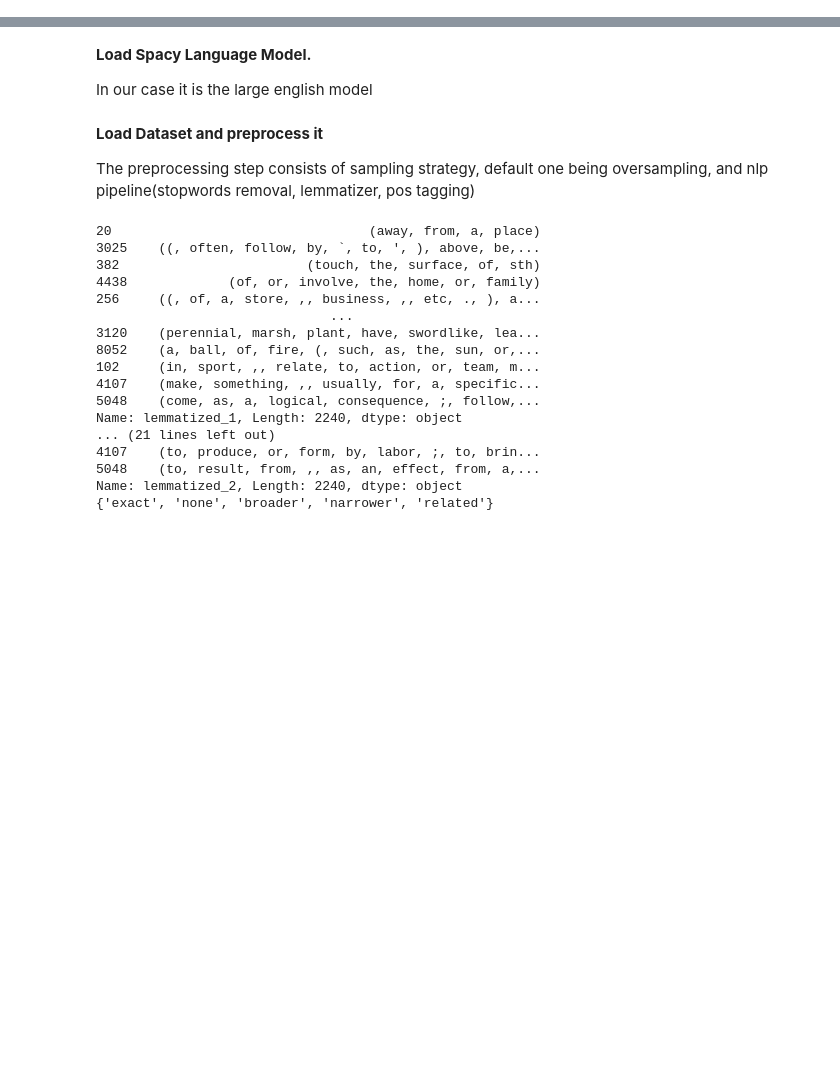
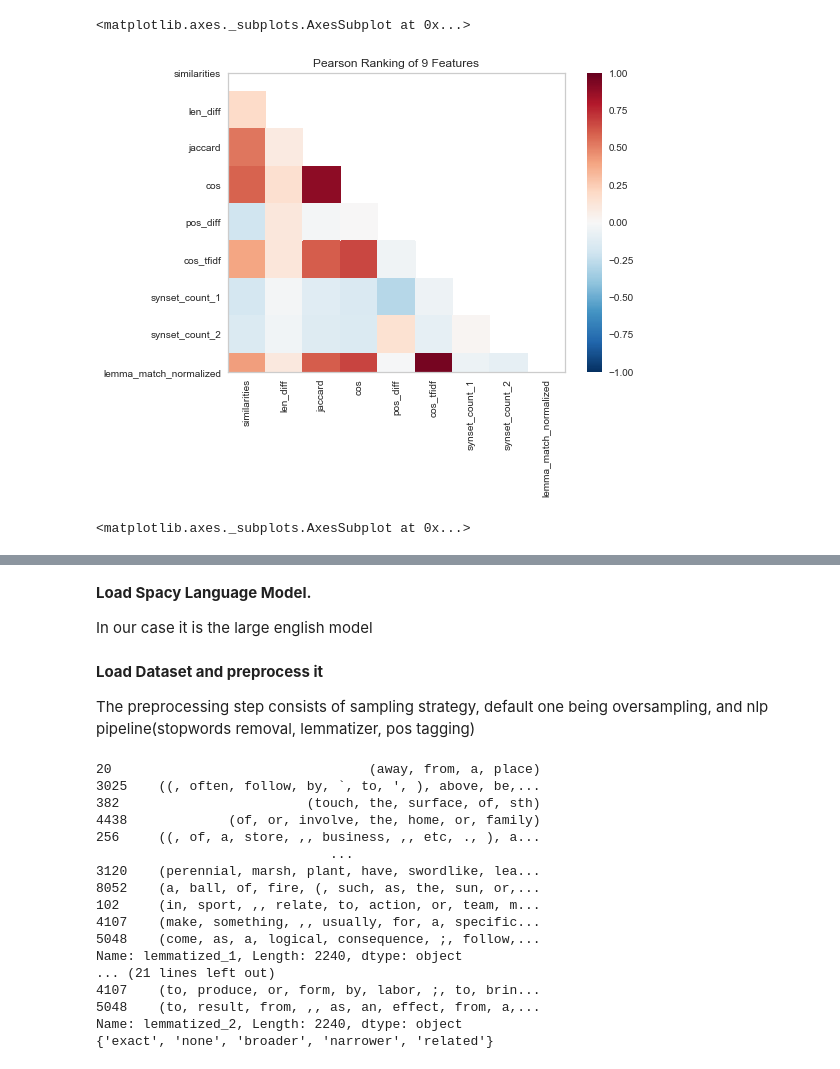
Before and after one commit to acdh-oeaw/elexis_mwsa_model, a Jupyter notebook: jupyter/simple_demo.ipynb, the cells around one changed output, grey strips where cells are left out. Cells and saved outputs as stored; diff of their text form; code cells hidden in the pictures; blank space fills up the shorter version.

```diff
--- a/jupyter/simple_demo.ipynb
+++ b/jupyter/simple_demo.ipynb
@@ -5,0 +27,8 @@ from sklearn.ensemble import RandomForestClassifier
+# %%
+data[data['def2'].map(lambda row: ';' in row) == True]
+data['processed_2']
+def count_semicolon(doc):
+    return len([token for token in doc if token.text is ';'])
+
+data['semicol_count'] = data['processed_2'].map(lambda doc: count_semicolon(doc))
+data['semicol_count']
@@ -5,0 +53,4 @@ from sklearn.ensemble import RandomForestClassifier
+# %%
+feats = feature_extractor.extract(data, feats_to_scale = ['similarities', 'len_diff', 'pos_diff'])
+x_trainset, x_testset = model_trainer.split_data(feats, english_config.testset_ratio)
+y_trainset, y_testset = model_trainer.split_data(data['relation'], english_config.testset_ratio)
@@ -5,0 +67,28 @@ from sklearn.ensemble import RandomForestClassifier
+# %%
+feats['similarities'].plot.kde()
+#feats['jaccard'].plot.kde()
+#feats['len_diff'].plot.kde()
+#feats['pos_diff'].plot.kde()
+#feats['cos'].plot.kde()
+#feats['cos_tfidf'].plot.kde()
+# %% [output]
+<matplotlib.axes._subplots.AxesSubplot at 0x...>
+# %%
+feats
+from yellowbrick.classifier import ClassificationReport
+from yellowbrick.features import Rank2D
+from yellowbrick.datasets import load_credit
+
+# Instantiate the visualizer with the Pearson ranking algorithm
+visualizer = Rank2D(algorithm='pearson')
+
+#X = ['pd']['x_trainset']
+#print(X)
+X = feats[['similarities','len_diff','jaccard','cos','pos_diff','cos_tfidf', 'synset_count_1', 'synset_count_2','lemma_match_normalized']]
+
+visualizer.fit(X, y_trainset)
+visualizer.transform(X)
+visualizer.show()
+# %% [output]
+[figure, added]
+<matplotlib.axes._subplots.AxesSubplot at 0x...>
```
Also changed, not shown: parts of 8 cells of this notebook, 5 other files.
